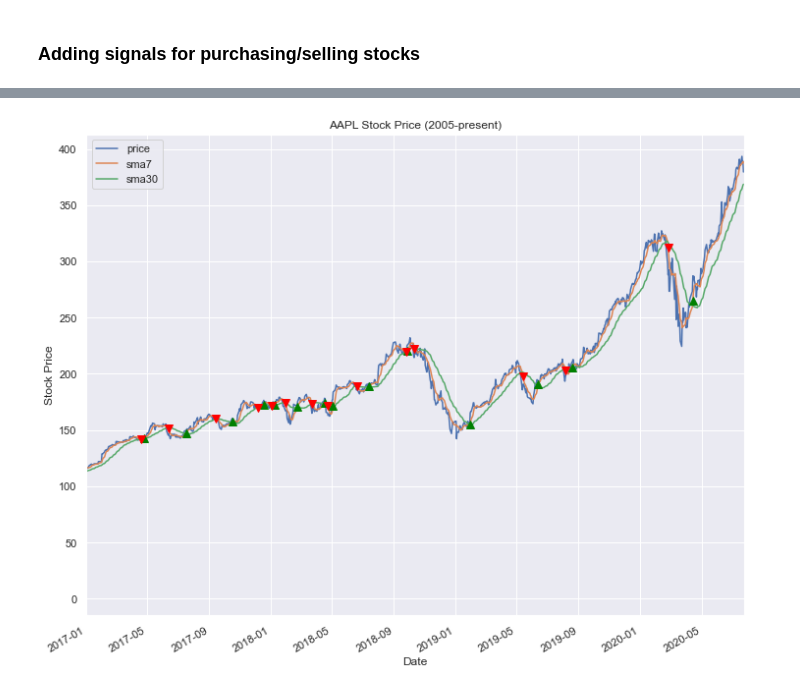
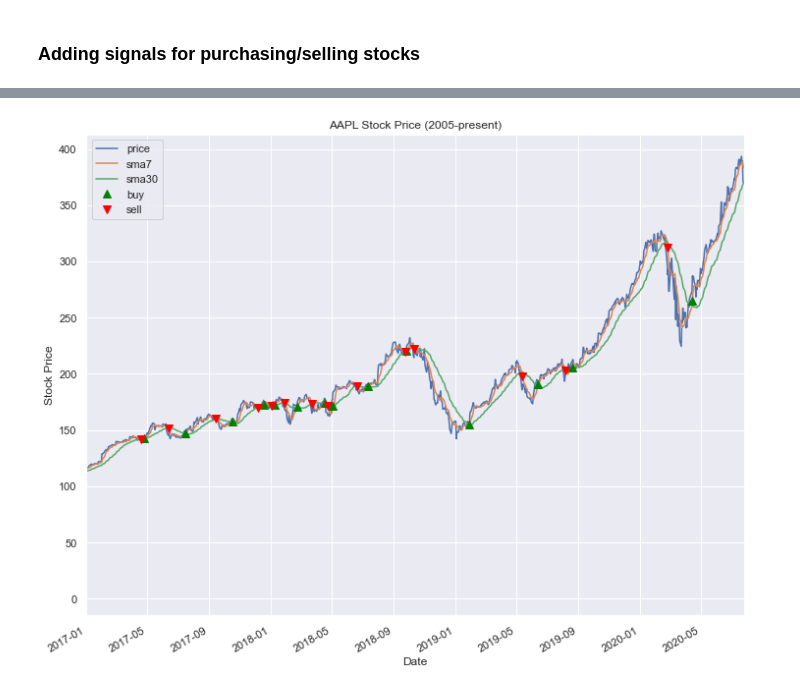
Before and after one commit to topheroni/wdsi, a Jupyter notebook: stock prediction/stocks.ipynb, the cells around one changed output, grey strips where cells are left out. Cells and saved outputs as stored; diff of their text form; code cells hidden in the pictures.

```diff
--- a/stock prediction/stocks.ipynb
+++ b/stock prediction/stocks.ipynb
@@ -465,18 +414,18 @@ signals
 # %%
 fig=plt.figure(figsize=(12,10))
 
 ax1=fig.add_subplot(title="AAPL Stock Price (2005-present)", ylabel="Stock Price")
 aapl_df['Close'].plot(ax=ax1, label='price')
 aapl_df[['sma7', 'sma30']].plot(ax=ax1)
 
 ax1.plot(signals.loc[signals['position']==1].index,
-        signals['sma7'][signals['position']==1], '^', markersize=8, color='green')
+        signals['sma7'][signals['position']==1], '^', markersize=8, color='green', label='buy')
 ax1.plot(signals.loc[signals['position']==-1].index,
-        signals['sma7'][signals['position']==-1], 'v', markersize=8, color='red')
+        signals['sma7'][signals['position']==-1], 'v', markersize=8, color='red', label='sell')
 
 plt.xlim(pd.Timestamp('2017-01-01'), pd.Timestamp.today())
 plt.legend()
 
 plt.show()
 # %% [output]
-[figure, old version]
+[figure, new version]
```
Also changed, not shown: parts of 15 cells of this notebook.
